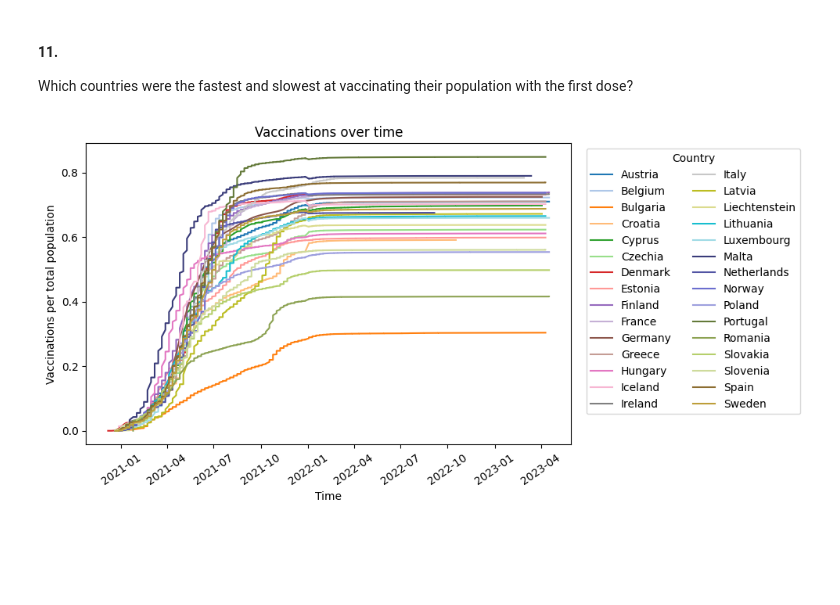
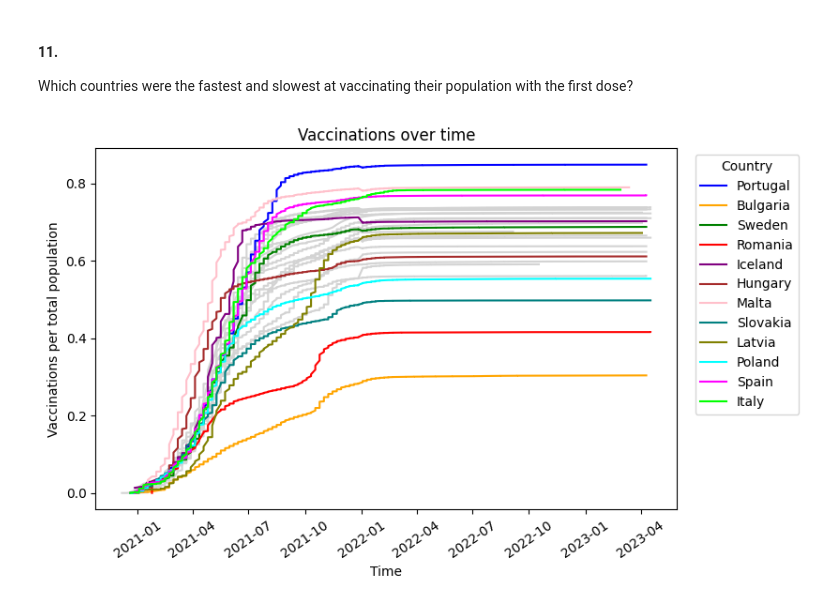
Before and after one commit to Globose/dv1597, a Jupyter notebook: a2/book.ipynb, the cells around one changed output. Cells and saved outputs as stored; diff of their text form; code cells hidden in the pictures; blank space fills up the shorter version.

```diff
--- a/a2/book.ipynb
+++ b/a2/book.ipynb
@@ -391,6 +285,3 @@ df = pd.DataFrame({'Country': Country_data,'Time': Time_data,'Weekly new hospita
 
 # Add new data to df_hosp_weekly
 df_hosp_weekly = pd.concat([df, df_hosp_weekly], ignore_index=True)
-
-# Sort by Country name and Time
-df_hosp_weekly = df_hosp_weekly.sort_values(by=['Country', 'Time']).reset_index(drop=True)
@@ -814,19 +695,19 @@ display(df7g)
 #### 8.
 Which countries’ health care was most affected by the coronavirus pandemic in 2020 compared to others? How are these statistics in 2022?
 # %%
-COLORS = ('red', 'blue', 'green', 'cyan', 'magenta', 'teal', 'orange')
+COLORS = ('red', 'blue', 'green', 'black', 'magenta', 'teal', 'orange')
 
 df = df_hosp_weekly.copy()
 for year in (2020,2022):
     # Copy admission dateset where Daily hospital occupancy is the indicator
     dfw = df[df['Time'].dt.year == year].copy()
 
-    # Calculate median and std, create table
-    # 2020
+    # Calculate mean and std, create table
     dfc = dfw.groupby('Country')['Weekly new hospital admissions per 100k'].agg(['mean','std']).reset_index()
     dfc = dfc.round({'mean': 1, 'std': 1})
     dfc = dfc.sort_values(by='mean', ascending=False).reset_index(drop=True)
-    dfc = dfc.drop(0).reset_index(drop=True) # Remove Lithuania
+    if year == 2020:
+        dfc = dfc.drop(6).reset_index(drop=True) # Remove Lithuania, not enough data
     dfc.index += 1
 
     lst_country = dfc['Country'].tolist()
@@ -907,7 +787,7 @@ for year in (2021,2022):
     df_merged = pd.merge(df_skep, dfc, on='Country')
 
     # Step 4: Create plot
-    fig, ax = mpl.subplots(figsize=(8, 4))
+    fig, ax = mpl.subplots(figsize=(8, 3))
     colors = mpl.cm.tab20(np.linspace(0, 1, len(df_merged['Country'].unique())))
 
     for i, country in enumerate(df_merged['Country'].unique()):
@@ -916,8 +796,8 @@ for year in (2021,2022):
 
     # Add plot details
     ax.set_xlabel('Skepticism')
-    ax.set_ylabel('Daily ICU occupancy per 100k ('+measure+')')
-    ax.legend(title='Country', bbox_to_anchor=(1, 1))
+    ax.set_ylabel('Daily ICU occupancy per 100k ('+measure+')',fontsize=8)
+    ax.legend(title='Country', bbox_to_anchor=(1, 1), ncol=2, fontsize=9, handlelength=0.5, handletextpad=0.8)
     ax.set_title('Daily ICU occupancy per 100k ('+measure+') '+str(year) +' vs Skepticism towards vaccine')
     mpl.show()
 # %% [output]
@@ -927,32 +807,40 @@ for year in (2021,2022):
 #### 11.
 Which countries were the fastest and slowest at vaccinating their population with the first dose?
 # %%
+COLORS = ('blue', 'orange', 'green', 'red', 'purple', 'brown', 'pink', 'teal', 'olive', 'cyan', 'magenta', 'lime')
+COUNTRY_LIST = ('Portugal','Bulgaria', 'Sweden', 'Romania', 'Iceland', 'Hungary', 'Malta', 'Slovakia', 'Latvia', 'Poland', 'Spain', 'Italy')
 # Copy wanted columns from the vaccinations dataset and use TargetGroup 'ALL'
 df_vacc = df_vaccination[['Time', 'Country', 'FirstDose', 'Population', 'TargetGroup']].copy()
 df_vacc = df_vacc[df_vacc['TargetGroup'] == 'ALL']
 
 # Add cumsum column and cumsum per total population column
 df_vacc['cumSum'] = df_vacc.groupby('Country')['FirstDose'].cumsum()
 df_vacc['cumSum_pp'] = df_vacc['cumSum'] / (df_vacc['Population'])
 
 # Create figure and colors
 fig = mpl.figure(figsize=(8, 5))
 ax = fig.add_subplot()
 
 # 30 different colors
 colors = sb.color_palette("tab20", 20) + sb.color_palette("tab20b", 10)
 
 # Create a line for each country
 for i, country in enumerate(df_vacc['Country'].unique()):
+    if country not in COUNTRY_LIST:
+        country_data = df_vacc[df_vacc['Country'] == country]
+        mpl.plot(country_data['Time'], country_data['cumSum_pp'], color='lightgray')
+
+for i, country in enumerate(COUNTRY_LIST):
     country_data = df_vacc[df_vacc['Country'] == country]
-    mpl.plot(country_data['Time'], country_data['cumSum_pp'], label=country, color=colors[i])
+    mpl.plot(country_data['Time'], country_data['cumSum_pp'], label=country, color=COLORS[i])
+
 
 # Add info to plot
 mpl.xlabel('Time')
 mpl.ylabel('Vaccinations per total population')
-mpl.legend(title='Country', bbox_to_anchor=(1.02, 1), ncol=2)
+mpl.legend(title='Country', bbox_to_anchor=(1.02, 1))
 mpl.xticks(rotation=35)
 mpl.title('Vaccinations over time')
 mpl.show()
 # %% [output]
-[figure, old version]
+[figure, new version]
```
Also changed, not shown: parts of 23 cells of this notebook.
